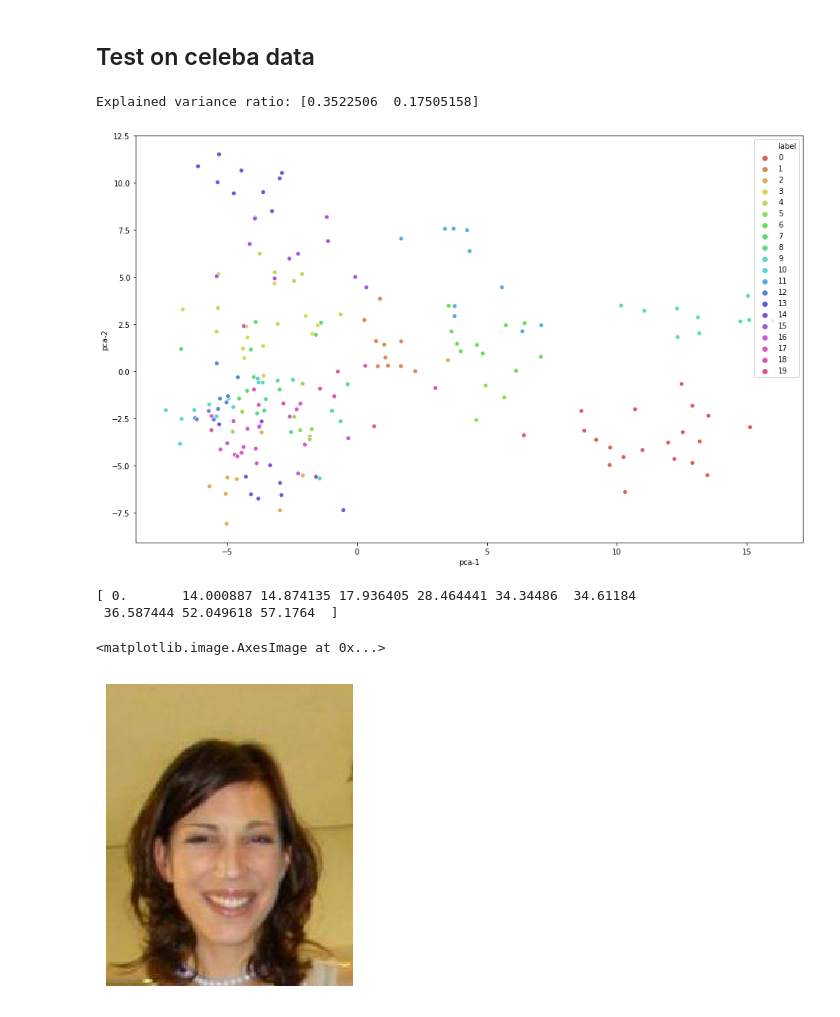
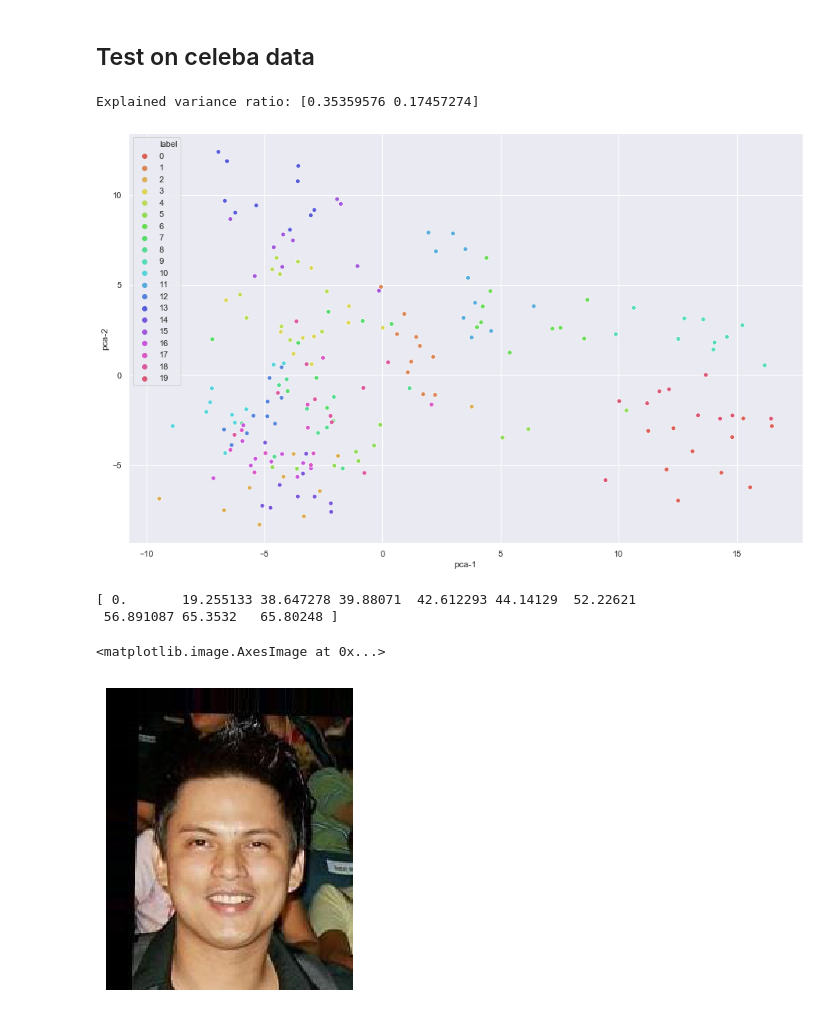
Before and after one commit to wzh0317/similar-face, a Jupyter notebook: main2.ipynb, the cells around one changed output. Saved outputs shown, nothing was run; the diff lists cells and outputs as text; code cells hidden in the pictures.

```diff
--- a/main2.ipynb
+++ b/main2.ipynb
@@ -34,6 +34,7 @@ from sklearn.metrics import pairwise_distances
 from collections import defaultdict
 %matplotlib inline
 # %%
+sns.set()
 if torch.cuda.is_available():
     print(f'Cuda device: {torch.cuda.get_device_name(0)}')
 else:
@@ -373,24 +374,24 @@ sns.scatterplot(
 )
 print(f'\nExplained variance ratio: {pca.explained_variance_ratio_}')
 # %% [output]
-Explained variance ratio: [0.3522506  0.17505158]
+Explained variance ratio: [0.35359576 0.17457274]
-[figure, old version]
+[figure, new version]
 # %%
-target_face_index = 10
+target_face_index = 66
 k = 10
 l2_distances = ((embeddings[target_face_index] - embeddings) ** 2).sum(axis=1)
 closest_k_face_indices = np.argsort(l2_distances)[:k]
 closest_k_faces = images[closest_k_face_indices]
 print(l2_distances[closest_k_face_indices])
 
 plt.figure(dpi=100)
 plt.axis('off')
 plt.imshow(np.transpose(images[target_face_index], (1, 2, 0)))
 # %% [output]
-[ 0.       14.000887 14.874135 17.936405 28.464441 34.34486  34.61184
- 36.587444 52.049618 57.1764  ]
+[ 0.       19.255133 38.647278 39.88071  42.612293 44.14129  52.22621
+ 56.891087 65.3532   65.80248 ]
 <matplotlib.image.AxesImage at 0x...>
-[figure, old version]
+[figure, new version]
 # %%
 plt.figure(figsize=(16, 10))
 plt.axis('off')
```
Also changed, not shown: parts of 4 cells of this notebook, 16 other files.
